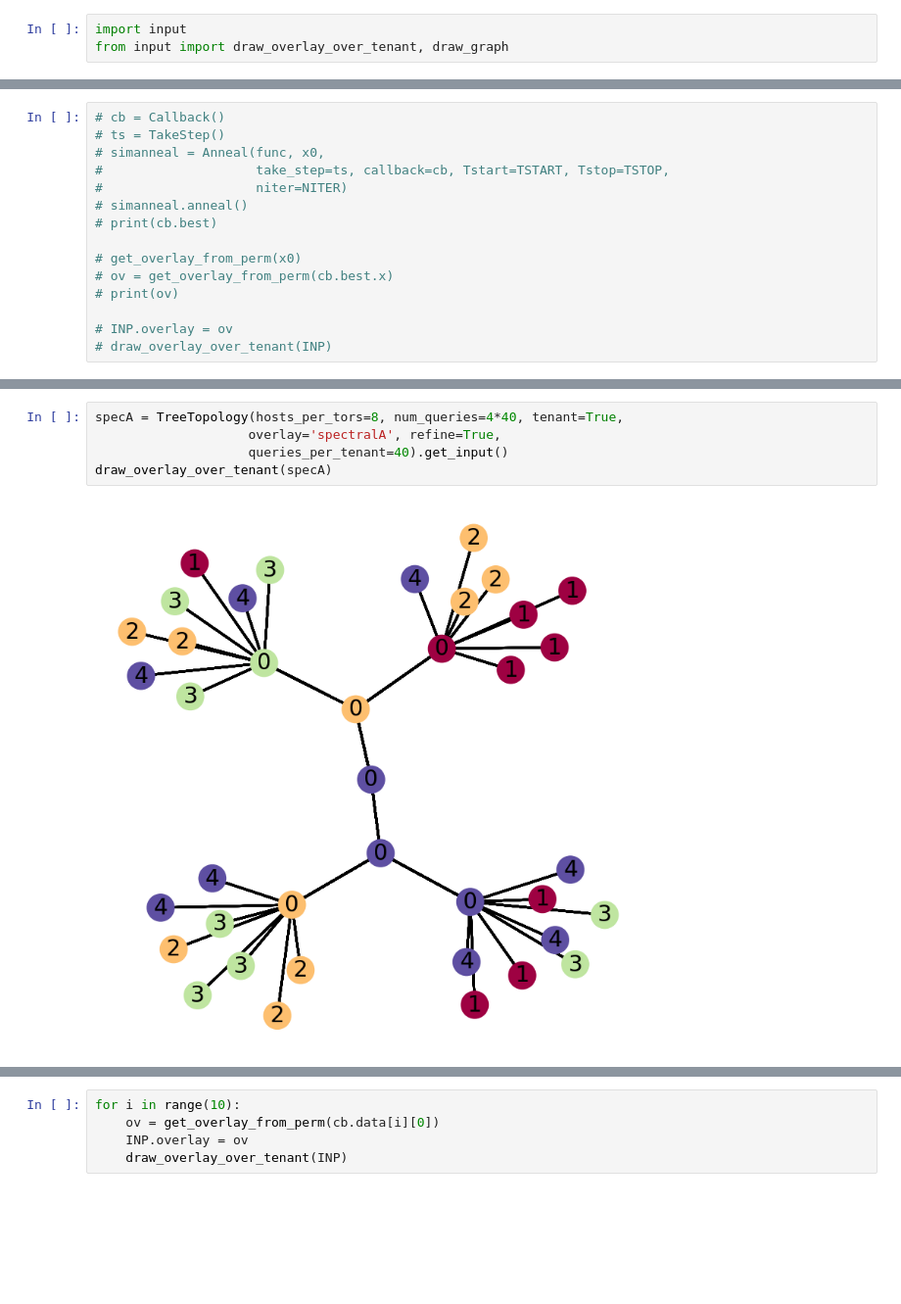
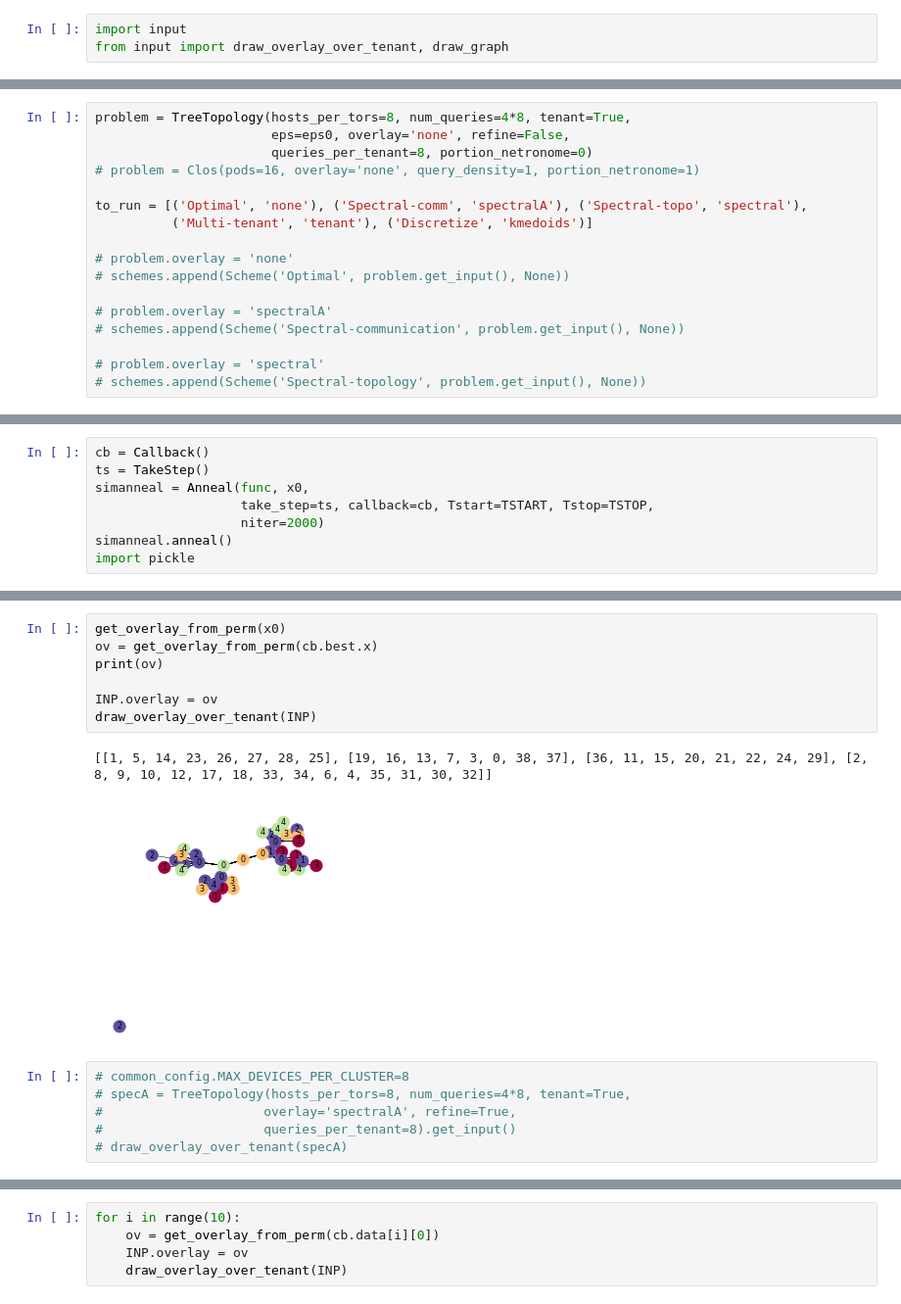
Before and after one commit to 108anup/NetMon-query-planner, a Jupyter notebook: gurobi/notebook/anneal.ipynb, the cells around one changed output, grey strips where cells are left out. Shown: that part at 98% size. Cells and saved outputs as stored; diff of their text form; blank space fills up the shorter version.

Commit message:
Try KMedoids, more annealing/clustering

```diff
--- a/gurobi/notebook/anneal.ipynb
+++ b/gurobi/notebook/anneal.ipynb
@@ -19,0 +37,17 @@ importlib.reload(input)
+# %%
+problem = TreeTopology(hosts_per_tors=8, num_queries=4*8, tenant=True,
+                       eps=eps0, overlay='none', refine=False,
+                       queries_per_tenant=8, portion_netronome=0)
+# problem = Clos(pods=16, overlay='none', query_density=1, portion_netronome=1)
+
+to_run = [('Optimal', 'none'), ('Spectral-comm', 'spectralA'), ('Spectral-topo', 'spectral'),
+          ('Multi-tenant', 'tenant'), ('Discretize', 'kmedoids')]
+
+# problem.overlay = 'none'
+# schemes.append(Scheme('Optimal', problem.get_input(), None))
+
+# problem.overlay = 'spectralA'
+# schemes.append(Scheme('Spectral-communication', problem.get_input(), None))
+
+# problem.overlay = 'spectral'
+# schemes.append(Scheme('Spectral-topology', problem.get_input(), None))
@@ -180,15 +214,8 @@ Building tree topo with 32 hosts.
 # %%
-# cb = Callback()
-# ts = TakeStep()
-# simanneal = Anneal(func, x0,
-#                    take_step=ts, callback=cb, Tstart=TSTART, Tstop=TSTOP,
-#                    niter=NITER)
-# simanneal.anneal()
-# print(cb.best)
-
-# get_overlay_from_perm(x0)
-# ov = get_overlay_from_perm(cb.best.x)
-# print(ov)
-
-# INP.overlay = ov
-# draw_overlay_over_tenant(INP)
+cb = Callback()
+ts = TakeStep()
+simanneal = Anneal(func, x0,
+                   take_step=ts, callback=cb, Tstart=TSTART, Tstop=TSTOP,
+                   niter=2000)
+simanneal.anneal()
+import pickle
@@ -195,7 +231,16 @@ Building tree topo with 32 hosts.
+# %%
+get_overlay_from_perm(x0)
+ov = get_overlay_from_perm(cb.best.x)
+print(ov)
+
+INP.overlay = ov
+draw_overlay_over_tenant(INP)
+# %% [output]
+[[1, 5, 14, 23, 26, 27, 28, 25], [19, 16, 13, 7, 3, 0, 38, 37], [36, 11, 15, 20, 21, 22, 24, 29], [2, 8, 9, 10, 12, 17, 18, 33, 34, 6, 4, 35, 31, 30, 32]]
+[figure, added]
 # %%
-specA = TreeTopology(hosts_per_tors=8, num_queries=4*40, tenant=True,
-                    overlay='spectralA', refine=True,
-                    queries_per_tenant=40).get_input()
-draw_overlay_over_tenant(specA)
+# common_config.MAX_DEVICES_PER_CLUSTER=8
+# specA = TreeTopology(hosts_per_tors=8, num_queries=4*8, tenant=True,
+#                     overlay='spectralA', refine=True,
+#                     queries_per_tenant=8).get_input()
+# draw_overlay_over_tenant(specA)
-# %% [output]
-[figure, removed]
```
Also changed, not shown: parts of 11 cells of this notebook, 9 other files.
